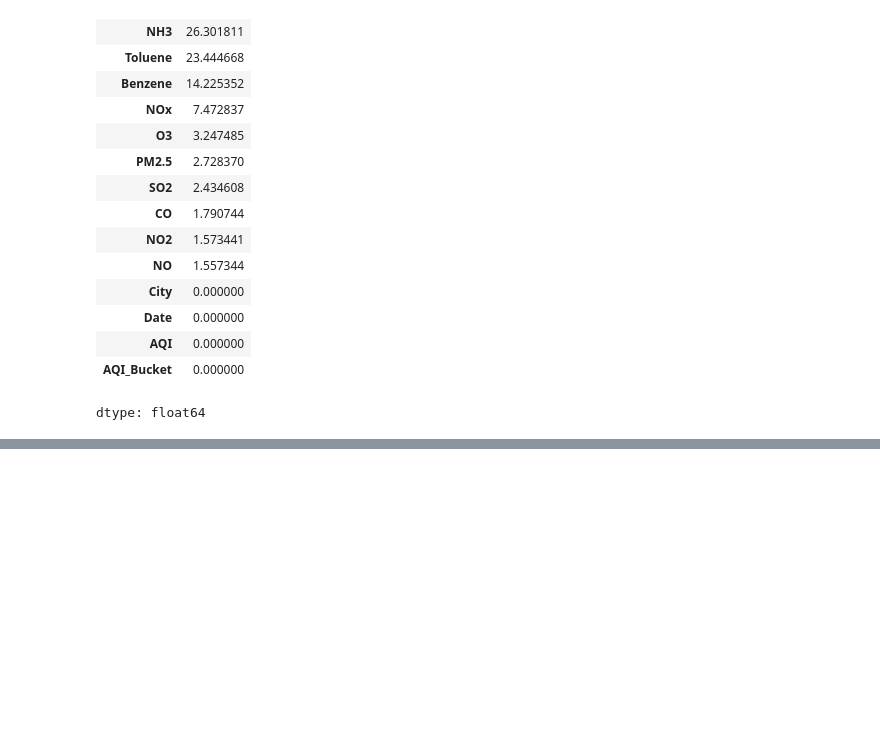
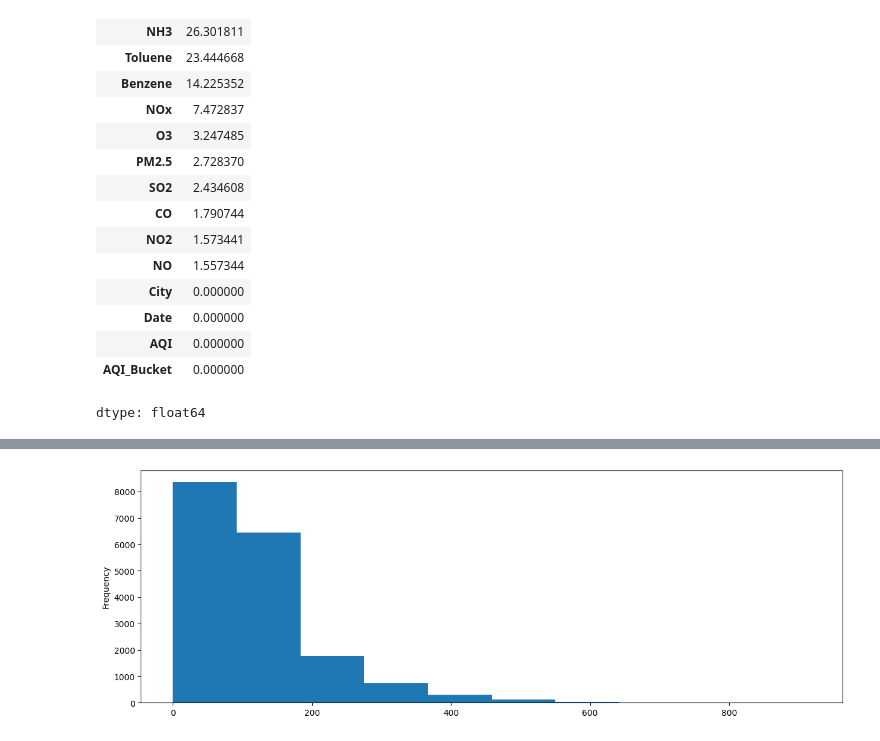
Before and after one commit to harinirekha/Air-Quality-Index-Prediction-AICTE-Cycle-4, a Jupyter notebook: Air_Quality_Index_Prediction.ipynb, the cells around one changed output, grey strips where cells are left out. Saved outputs shown, nothing was run; the diff lists cells and outputs as text; code cells hidden in the pictures; blank space fills up the shorter version.

```diff
--- a/Air_Quality_Index_Prediction.ipynb
+++ b/Air_Quality_Index_Prediction.ipynb
@@ -156,0 +167,6 @@ dtype: float64
+# %%
+df['PM10'].plot(kind = 'hist', figsize=(15,5))
+plt.legend
+plt.show()
+# %% [output]
+[figure, added]
```
Also changed, not shown: parts of 33 cells of this notebook.
